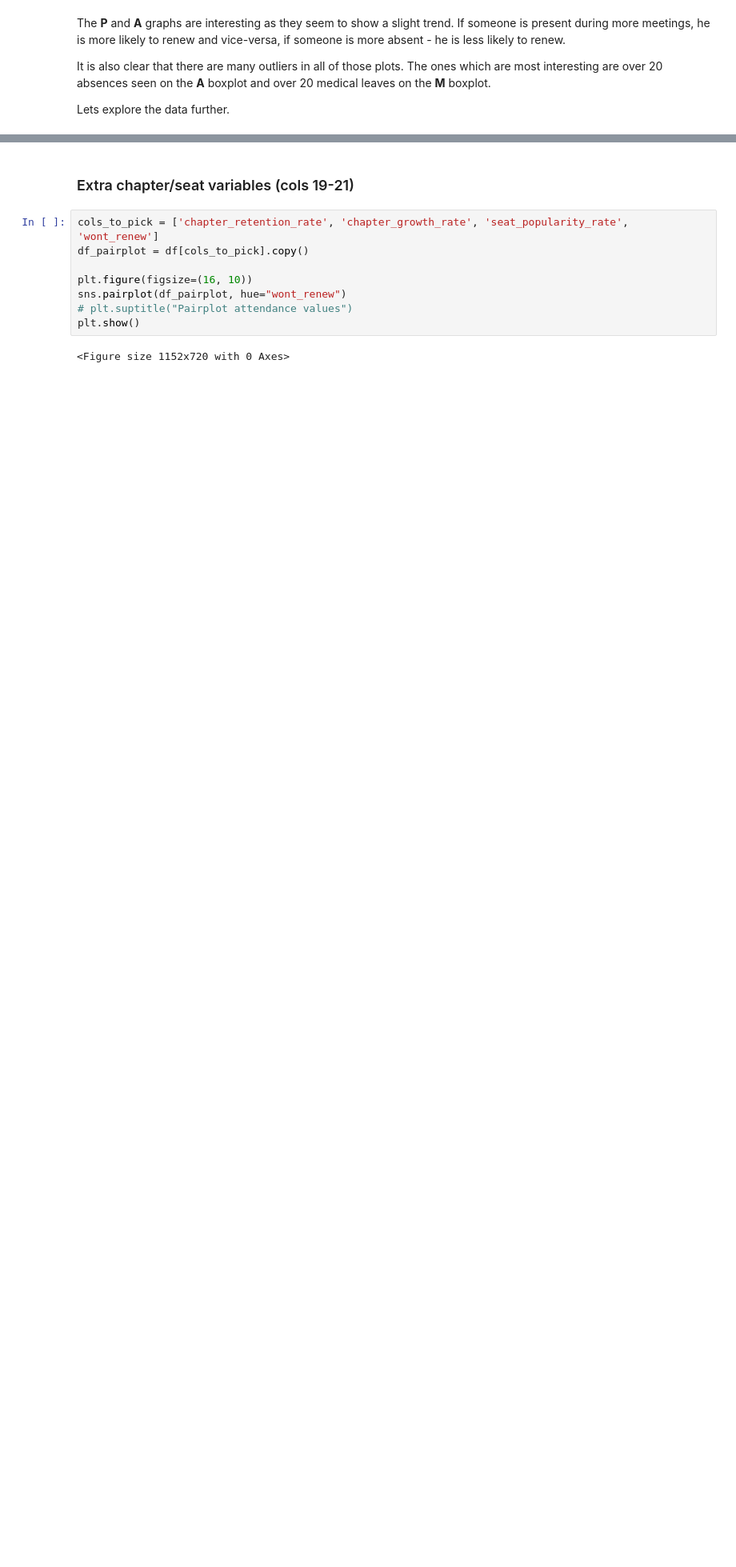
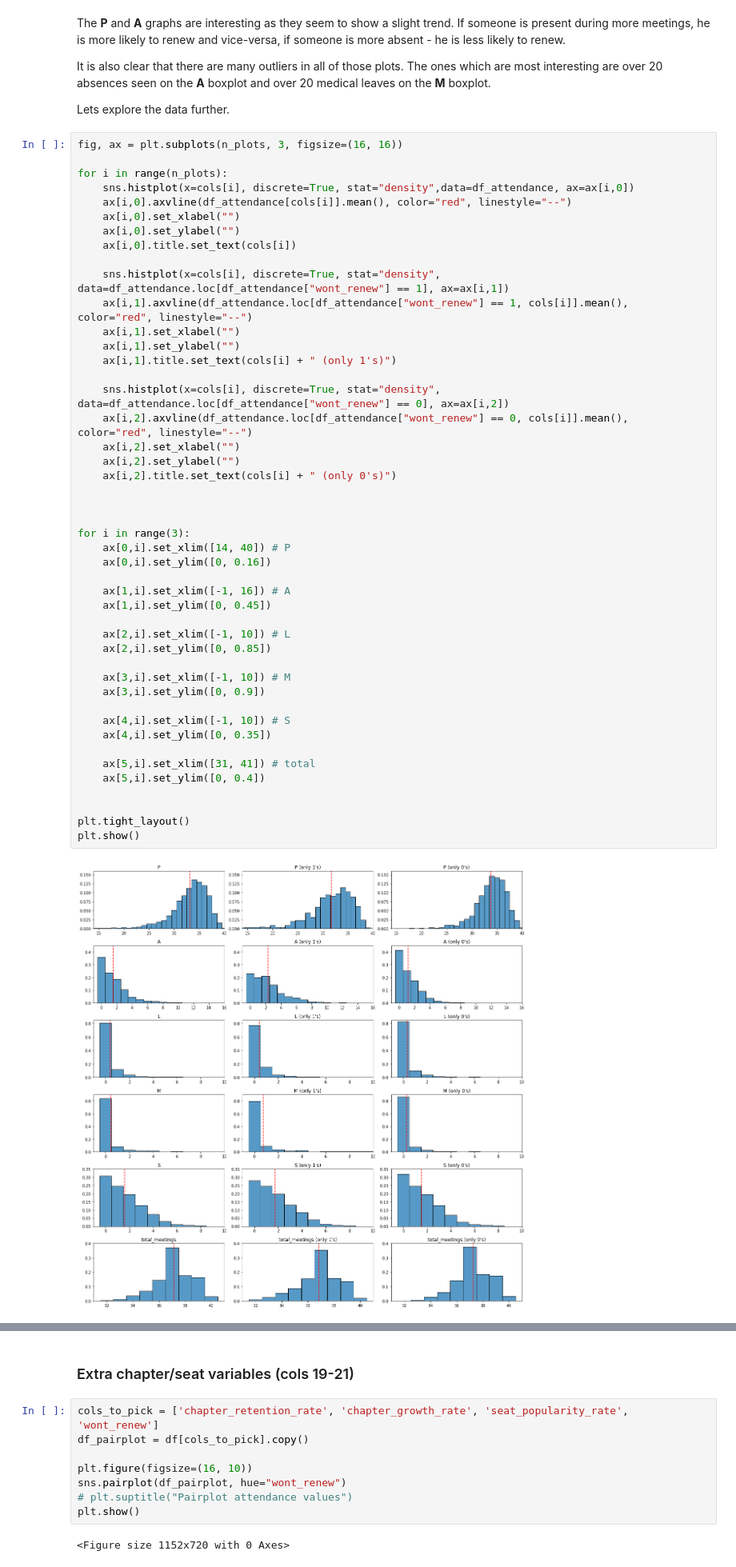
Before and after one commit to da-veed/BachelorThesis, a Jupyter notebook: data_EDA.ipynb, the cells around one changed output, grey strips where cells are left out. Shown at 80% size. Drawn from its saved outputs; the diff is of its cells as text; blank space fills up the shorter version.

```diff
--- a/data_EDA.ipynb
+++ b/data_EDA.ipynb
@@ -354,3 +354,51 @@ The **P** and **A** graphs are interesting as they seem to show a slight trend.
 It is also clear that there are many outliers in all of those plots. The ones which are most interesting are over 20 absences seen on the **A** boxplot and over 20 medical leaves on the **M** boxplot.
 
 Lets explore the data further.
+# %%
+fig, ax = plt.subplots(n_plots, 3, figsize=(16, 16))
+
+for i in range(n_plots):
+    sns.histplot(x=cols[i], discrete=True, stat="density",data=df_attendance, ax=ax[i,0])
+    ax[i,0].axvline(df_attendance[cols[i]].mean(), color="red", linestyle="--")
+    ax[i,0].set_xlabel("")
+    ax[i,0].set_ylabel("")
+    ax[i,0].title.set_text(cols[i])
+
+    sns.histplot(x=cols[i], discrete=True, stat="density", data=df_attendance.loc[df_attendance["wont_renew"] == 1], ax=ax[i,1])
+    ax[i,1].axvline(df_attendance.loc[df_attendance["wont_renew"] == 1, cols[i]].mean(), color="red", linestyle="--")
+    ax[i,1].set_xlabel("")
+    ax[i,1].set_ylabel("")
+    ax[i,1].title.set_text(cols[i] + " (only 1's)")
+
+    sns.histplot(x=cols[i], discrete=True, stat="density", data=df_attendance.loc[df_attendance["wont_renew"] == 0], ax=ax[i,2])
+    ax[i,2].axvline(df_attendance.loc[df_attendance["wont_renew"] == 0, cols[i]].mean(), color="red", linestyle="--")
+    ax[i,2].set_xlabel("")
+    ax[i,2].set_ylabel("")
+    ax[i,2].title.set_text(cols[i] + " (only 0's)")
+
+
+
+for i in range(3):
+    ax[0,i].set_xlim([14, 40]) # P
+    ax[0,i].set_ylim([0, 0.16])
+
+    ax[1,i].set_xlim([-1, 16]) # A
+    ax[1,i].set_ylim([0, 0.45])
+
+    ax[2,i].set_xlim([-1, 10]) # L
+    ax[2,i].set_ylim([0, 0.85])
+
+    ax[3,i].set_xlim([-1, 10]) # M
+    ax[3,i].set_ylim([0, 0.9])
+
+    ax[4,i].set_xlim([-1, 10]) # S
+    ax[4,i].set_ylim([0, 0.35])
+
+    ax[5,i].set_xlim([31, 41]) # total
+    ax[5,i].set_ylim([0, 0.4])
+
+
+plt.tight_layout()
+plt.show()
+# %% [output]
+[figure, added]
```
Also changed, not shown: parts of 33 cells of this notebook, 20 other files.
